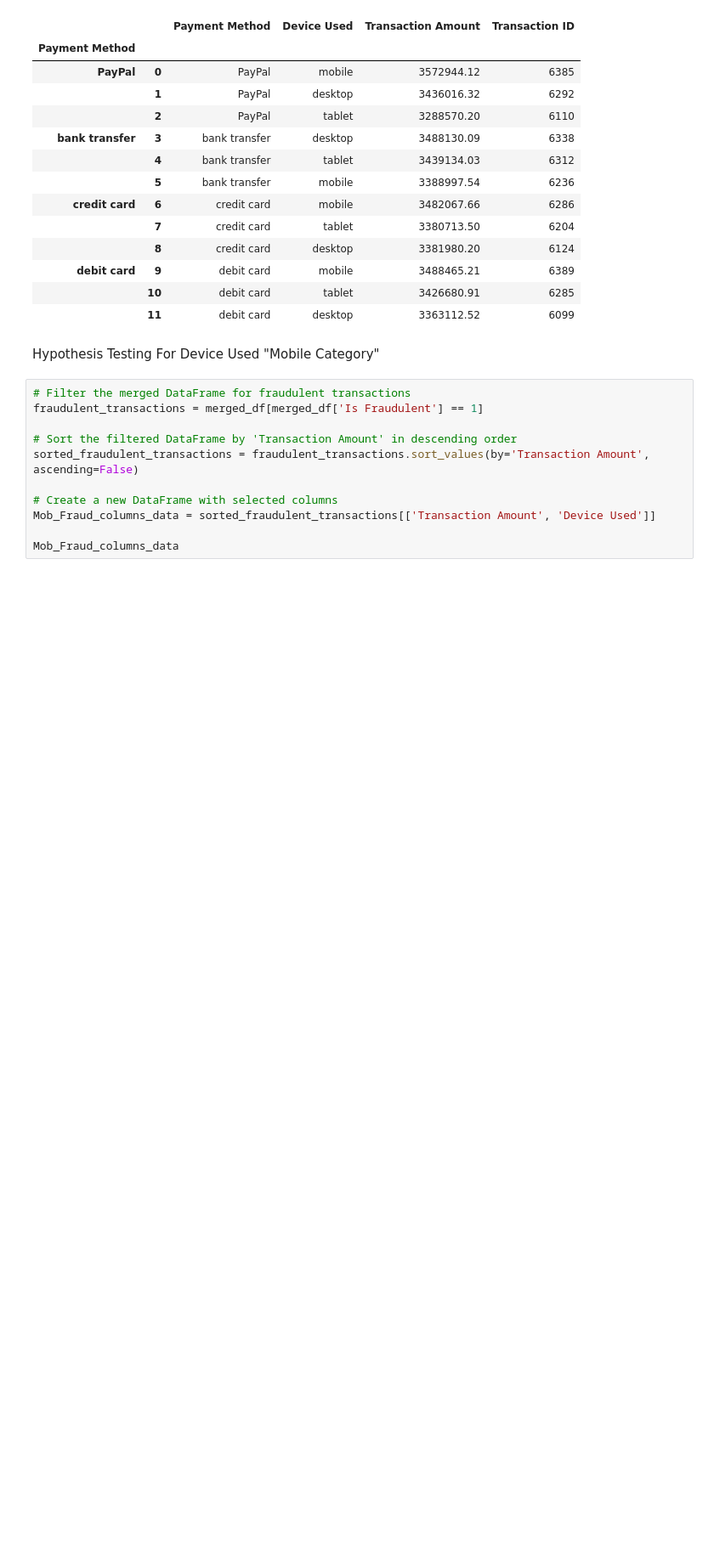
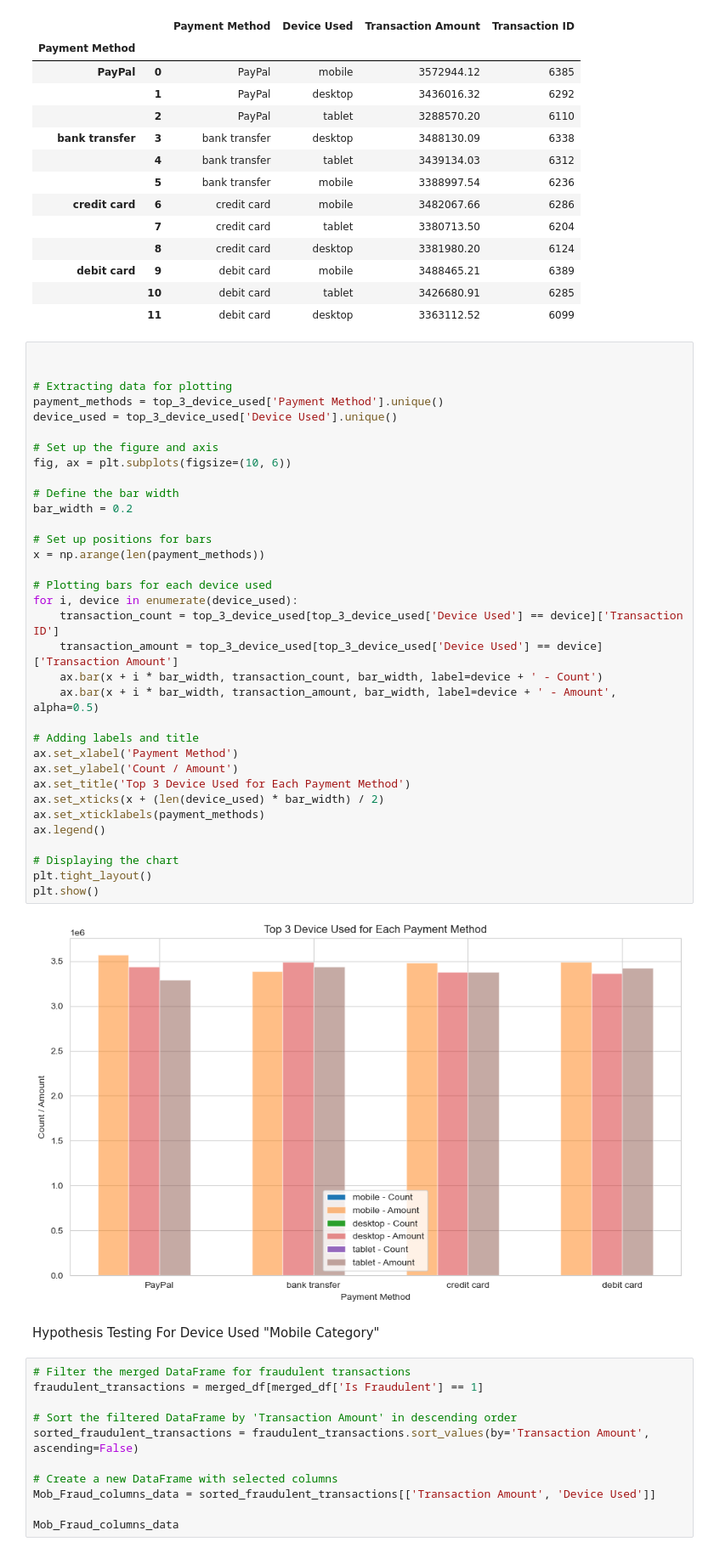
Before and after one commit to muneebsamad/project-1, a Jupyter notebook: new.ipynb, the cells around one changed output. Shown at 85% size. Saved outputs shown, nothing was run; the diff lists cells and outputs as text; blank space fills up the shorter version.

```diff
--- a/new.ipynb
+++ b/new.ipynb
@@ -611,6 +611,42 @@ top_3_device_used
 | debit card | 9 | debit card | mobile | 3488465.21 | 6389 |
 |  | 10 | debit card | tablet | 3426680.91 | 6285 |
 |  | 11 | debit card | desktop | 3363112.52 | 6099 |
+# %%
+
+
+# Extracting data for plotting
+payment_methods = top_3_device_used['Payment Method'].unique()
+device_used = top_3_device_used['Device Used'].unique()
+
+# Set up the figure and axis
+fig, ax = plt.subplots(figsize=(10, 6))
+
+# Define the bar width
+bar_width = 0.2
+
+# Set up positions for bars
+x = np.arange(len(payment_methods))
+
+# Plotting bars for each device used
+for i, device in enumerate(device_used):
+    transaction_count = top_3_device_used[top_3_device_used['Device Used'] == device]['Transaction ID']
+    transaction_amount = top_3_device_used[top_3_device_used['Device Used'] == device]['Transaction Amount']
+    ax.bar(x + i * bar_width, transaction_count, bar_width, label=device + ' - Count')
+    ax.bar(x + i * bar_width, transaction_amount, bar_width, label=device + ' - Amount', alpha=0.5)
+
+# Adding labels and title
+ax.set_xlabel('Payment Method')
+ax.set_ylabel('Count / Amount')
+ax.set_title('Top 3 Device Used for Each Payment Method')
+ax.set_xticks(x + (len(device_used) * bar_width) / 2)
+ax.set_xticklabels(payment_methods)
+ax.legend()
+
+# Displaying the chart
+plt.tight_layout()
+plt.show()
+# %% [output]
+[figure, added]
 # %% [markdown]
 Hypothesis Testing For Device Used "Mobile Category"
 # %%
```
Also changed, not shown: parts of 1 cell of this notebook.
